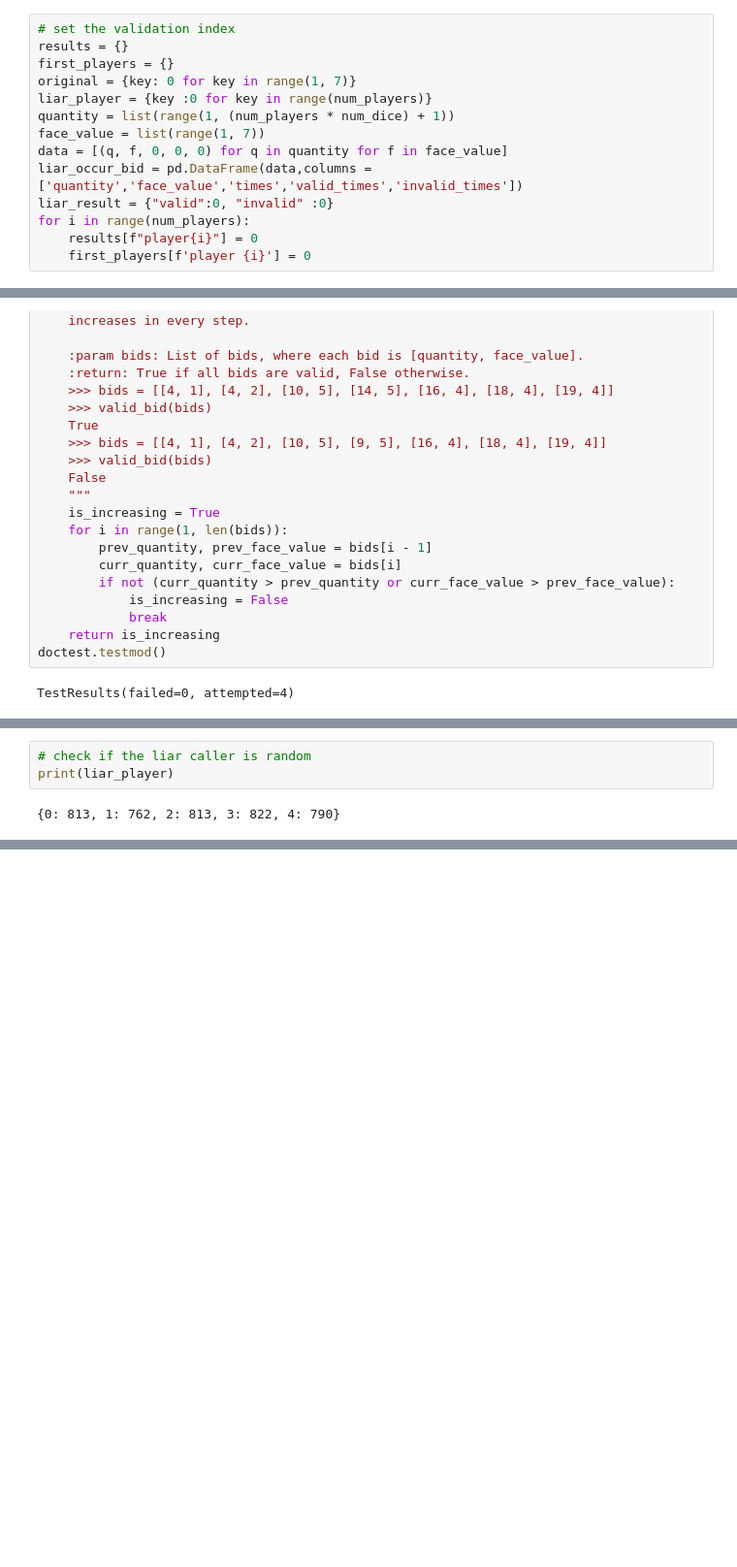
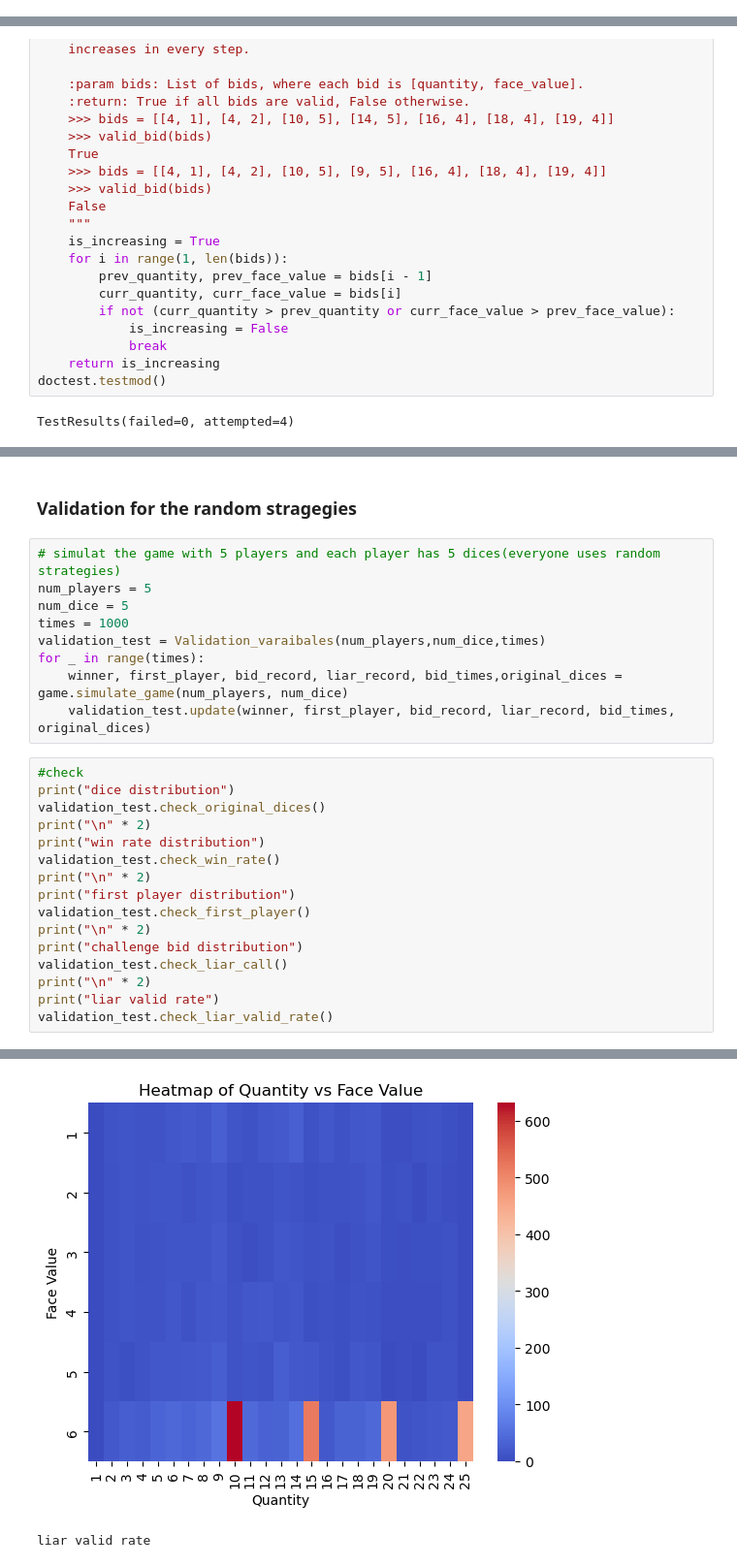
Before and after one commit to iSchool-597PR/2024Fall_projects, a Jupyter notebook: Validation.ipynb, the cells around one changed output, grey strips where cells are left out. Shown at 97% size. Saved outputs shown, nothing was run; the diff lists cells and outputs as text; blank space fills up the shorter version.

Commit message:
change the validation variables into class

```diff
--- a/Validation.ipynb
+++ b/Validation.ipynb
@@ -12,17 +7,3 @@ times = 1000
-# %%
-# set the validation index
-results = {}
-first_players = {}
-original = {key: 0 for key in range(1, 7)}
-liar_player = {key :0 for key in range(num_players)}
-quantity = list(range(1, (num_players * num_dice) + 1))
-face_value = list(range(1, 7))
-data = [(q, f, 0, 0, 0) for q in quantity for f in face_value]
-liar_occur_bid = pd.DataFrame(data,columns = ['quantity','face_value','times','valid_times','invalid_times'])
-liar_result = {"valid":0, "invalid" :0}
-for i in range(num_players):
-    results[f"player{i}"] = 0
-    first_players[f'player {i}'] = 0
 # %%
 #check if the bid is valid
 def valid_bid(bids):
@@ -176,5 +144,28 @@ plt.show()
-# %%
-# check if the liar caller is random
-print(liar_player)
-# %% [output]
-{0: 813, 1: 762, 2: 813, 3: 822, 4: 790}
+# %% [markdown]
+### Validation for the random stragegies
+# %%
+# simulat the game with 5 players and each player has 5 dices(everyone uses random strategies)
+num_players = 5
+num_dice = 5
+times = 1000
+validation_test = Validation_varaibales(num_players,num_dice,times)
+for _ in range(times):
+    winner, first_player, bid_record, liar_record, bid_times,original_dices = game.simulate_game(num_players, num_dice)
+    validation_test.update(winner, first_player, bid_record, liar_record, bid_times, original_dices)
+# %%
+#check
+print("dice distribution")
+validation_test.check_original_dices()
+print("\n" * 2)
+print("win rate distribution")
+validation_test.check_win_rate()
+print("\n" * 2)
+print("first player distribution")
+validation_test.check_first_player()
+print("\n" * 2)
+print("challenge bid distribution")
+validation_test.check_liar_call()
+print("\n" * 2)
+print("liar valid rate")
+validation_test.check_liar_valid_rate()
+# %% [output]
@@ -180,0 +189,2 @@ print(liar_player)
+[figure, added]
+liar valid rate
```
Also changed, not shown: parts of 11 cells of this notebook, 1 other file.
